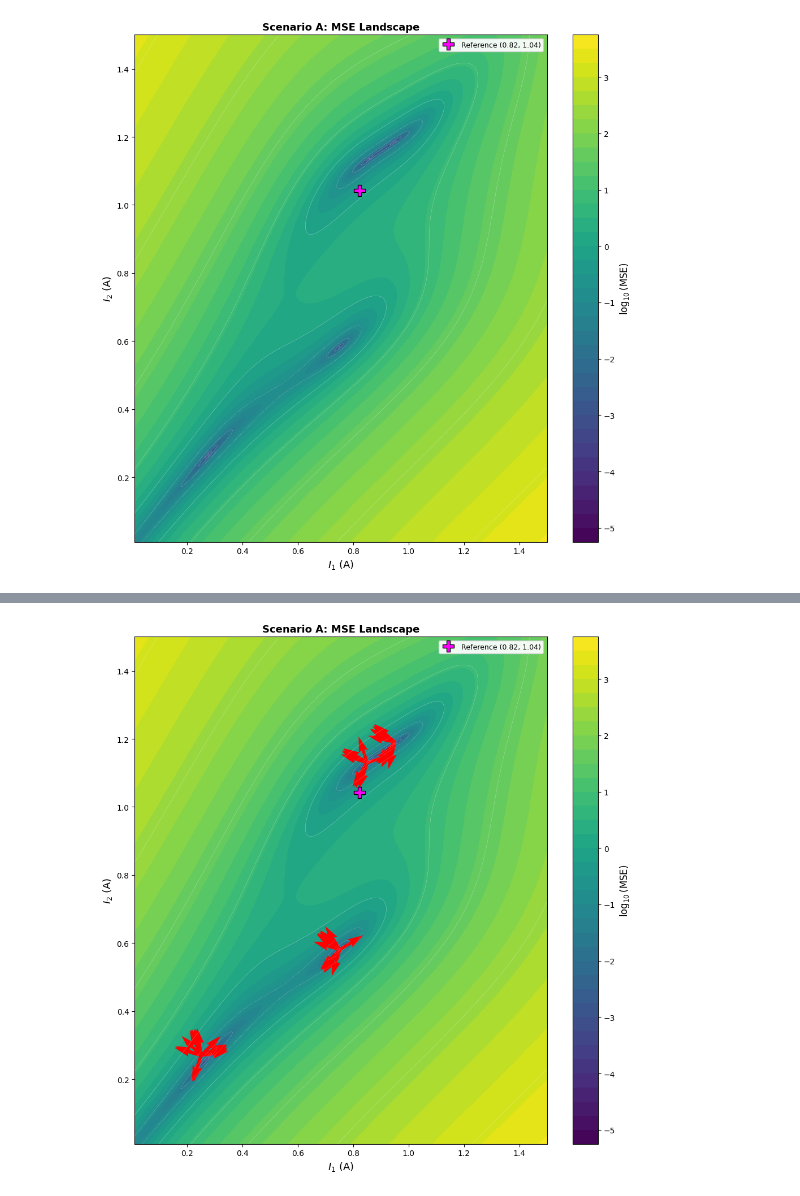
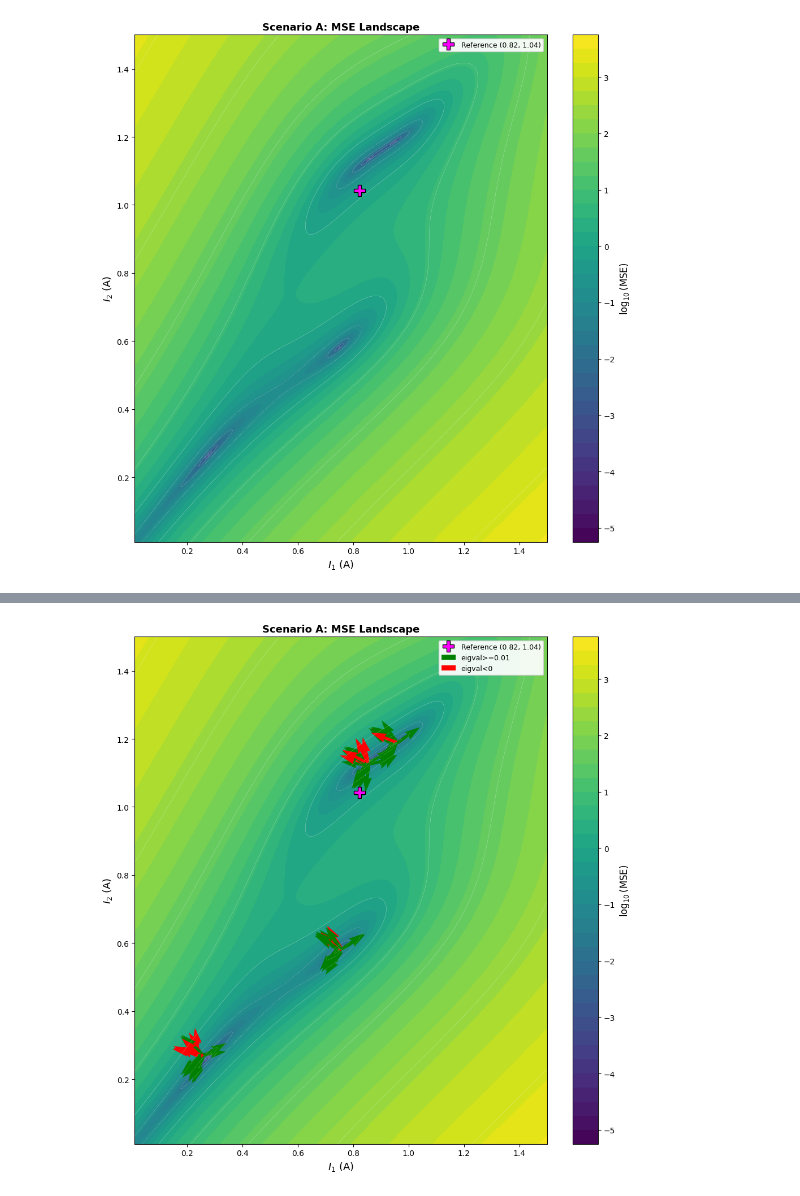
Before and after one commit to Louis-26/FELsim, a Jupyter notebook: experiment/step_4/plot_summary.ipynb, the cells around one changed output, grey strips where cells are left out. Cells and saved outputs as stored; diff of their text form; code cells hidden in the pictures.

```diff
--- a/experiment/step_4/plot_summary.ipynb
+++ b/experiment/step_4/plot_summary.ipynb
@@ -112,36 +112,48 @@ A_OBJ = {
 }
 # %%
 # plot_contour('../../results/scenario_A_landscape.pkl')
-path='../../results/scenario_A_landscape.pkl'
+path = "../../results/scenario_A_landscape.pkl"
 with open(path, "rb") as f:
     L = pickle.load(f)
     I1_vals, I2_vals, MSE_grid = L["I1_vals"], L["I2_vals"], L["MSE_grid"]
 
-    print(f"Grid {L['N_GRID']} {L['N_GRID']}, MSE range [{np.nanmin(MSE_grid):.2e}, {np.nanmax(MSE_grid):.2e}]")
+    print(
+        f"Grid {L['N_GRID']} {L['N_GRID']}, MSE range [{np.nanmin(MSE_grid):.2e}, {np.nanmax(MSE_grid):.2e}]"
+    )
 
     Z = np.log10(np.maximum(MSE_grid, 1e-16))
 
     fig, ax = plt.subplots(figsize=(10, 10))
 
-    cf = ax.contourf(I1_vals, I2_vals, Z, levels=40, cmap='viridis')
+    cf = ax.contourf(I1_vals, I2_vals, Z, levels=40, cmap="viridis")
     cbar = fig.colorbar(cf, ax=ax)
-    cbar.set_label(r'$\log_{10}(\mathrm{MSE})$', fontsize=12)
+    cbar.set_label(r"$\log_{10}(\mathrm{MSE})$", fontsize=12)
 
-    ax.contour(I1_vals, I2_vals, Z, levels=12, colors='white', linewidths=0.4, alpha=0.4)
+    ax.contour(
+        I1_vals, I2_vals, Z, levels=12, colors="white", linewidths=0.4, alpha=0.4
+    )
 
-    ax.plot(0.8218, 1.0430, 'P', color='magenta', markersize=15,
-            markeredgecolor='black', label='Reference (0.82, 1.04)', zorder=11)
+    ax.plot(
+        0.8218,
+        1.0430,
+        "P",
+        color="magenta",
+        markersize=15,
+        markeredgecolor="black",
+        label="Reference (0.82, 1.04)",
+        zorder=11,
+    )
 
-    ax.set_xlabel(r'$I_1$ (A)', fontsize=13)
-    ax.set_ylabel(r'$I_2$ (A)', fontsize=13)
-    ax.set_title('Scenario A: MSE Landscape', fontsize=13, fontweight='bold')
-    ax.legend(fontsize=9, loc='upper right', framealpha=0.92)
+    ax.set_xlabel(r"$I_1$ (A)", fontsize=13)
+    ax.set_ylabel(r"$I_2$ (A)", fontsize=13)
+    ax.set_title("Scenario A: MSE Landscape", fontsize=13, fontweight="bold")
+    ax.legend(fontsize=9, loc="upper right", framealpha=0.92)
     ax.set_xlim(I1_vals[0], I1_vals[-1])
     ax.set_ylim(I2_vals[0], I2_vals[-1])
     fig.tight_layout()
     # plt.show()
 
-
+H_GN_dist=[] # compute the distance between H and H_GN
 for local_min in local_list:
     bounds = np.array([0, 1.5])
     num_samples = 10
@@ -150,12 +162,38 @@ for local_min in local_list:
     mode = "close"
     samples = get_random_samples(local_min, bounds, num_samples, thres_1, thres_2, mode)
     for sample in samples:
-        H=compute_hessian_phi(sample, A_VARS, A_OBJ)[0]
-        eigval=compute_eig(H)[0]
-        eigvec=compute_eig(H)[1]
-        for eig_vec in eigvec:
-            plt.quiver(local_min["I_1"], local_min["I_3"], eig_vec[0], eig_vec[1], color='r', scale=15)
+        J, rank_J, time_jac = compute_jacobian(sample, A_VARS, A_OBJ)
+        H = compute_hessian_phi(sample, A_VARS, A_OBJ)[0]
+        H_GN = compute_hessian_GN(sample, A_VARS, A_OBJ)[0]
+        H_GN_dist.append(np.linalg.norm(H - H_GN, ord=1))
+        eigval = compute_eig(H)[0]
+        eigvec = compute_eig(H)[1]
+        for val, vec in zip(eigval, eigvec):
+            if val < 0:
+                arrow_color = "red"
+                label = "eigval<0"
+            elif 0 <= val <= 0.01:
+                arrow_color = "yellow"
+                label = "0<=eigval<0.01"
+            else:
+                arrow_color = "green"
+                label = "eigval>=0.01"
 
+            plt.quiver(
+                sample["I_1"],
+                sample["I_3"],
+                vec[0],
+                vec[1],
+                color=arrow_color,
+                scale=15,
+                label=label,
+            )
+
+handles, labels = plt.gca().get_legend_handles_labels()
+by_label = dict(zip(labels, handles))
+plt.legend(
+    by_label.values(), by_label.keys(), fontsize=9, loc="upper right", framealpha=0.92
+)
 plt.show()
 # %% [output]
 Grid 500 500, MSE range [9.79e-06, 3.41e+03]
@@ -178 +200 @@ Grid 500 500, MSE range [9.79e-06, 3.41e+03]
-[figure, old version]
+[figure, new version]
```
Also changed, not shown: parts of 5 cells of this notebook, 11 other files.
